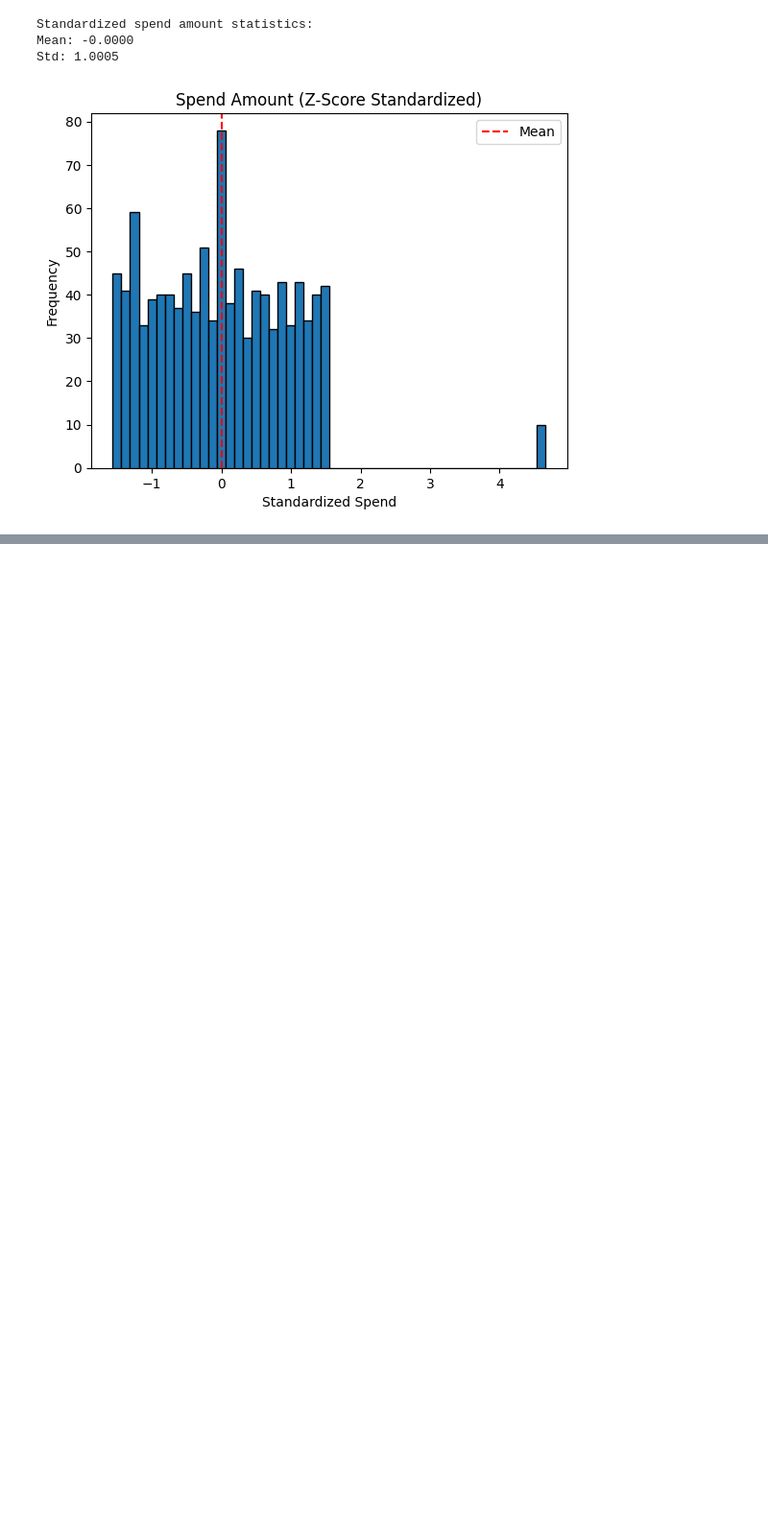
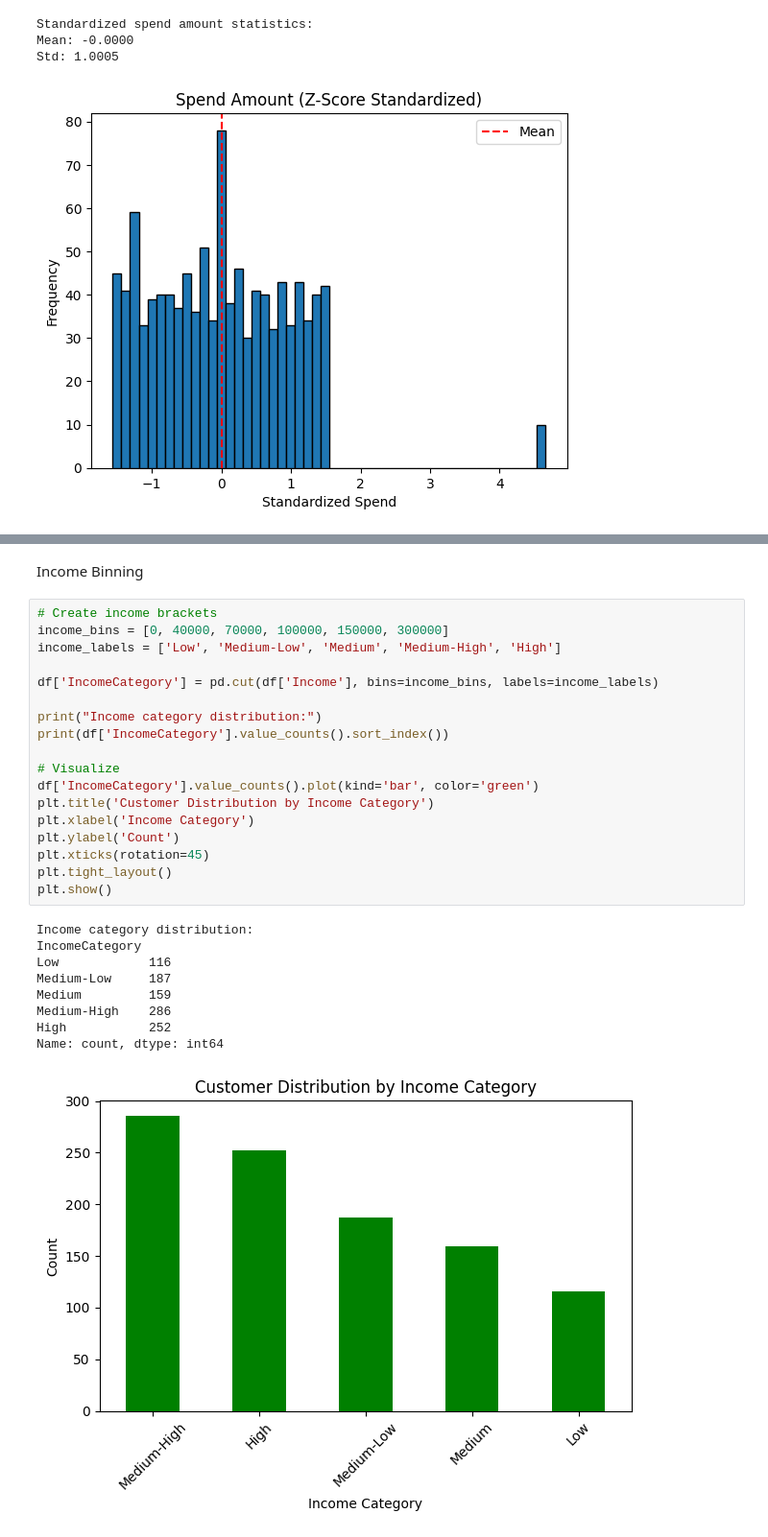
Before and after one commit to Malleshcr7/AI-ML-Projects, a Jupyter notebook: Datasetcreation.ipynb, the cells around one changed output, grey strips where cells are left out. Shown at 96% size. Cells and saved outputs as stored; diff of their text form; blank space fills up the shorter version.

```diff
--- a/Datasetcreation.ipynb
+++ b/Datasetcreation.ipynb
@@ -727,0 +1063,30 @@ Std: 1.0005
+# %% [markdown]
+Income Binning
+# %%
+# Create income brackets
+income_bins = [0, 40000, 70000, 100000, 150000, 300000]
+income_labels = ['Low', 'Medium-Low', 'Medium', 'Medium-High', 'High']
+
+df['IncomeCategory'] = pd.cut(df['Income'], bins=income_bins, labels=income_labels)
+
+print("Income category distribution:")
+print(df['IncomeCategory'].value_counts().sort_index())
+
+# Visualize
+df['IncomeCategory'].value_counts().plot(kind='bar', color='green')
+plt.title('Customer Distribution by Income Category')
+plt.xlabel('Income Category')
+plt.ylabel('Count')
+plt.xticks(rotation=45)
+plt.tight_layout()
+plt.show()
+# %% [output]
+Income category distribution:
+IncomeCategory
+Low            116
+Medium-Low     187
+Medium         159
+Medium-High    286
+High           252
+Name: count, dtype: int64
+[figure, added]
```
Also changed, not shown: parts of 71 cells of this notebook.
